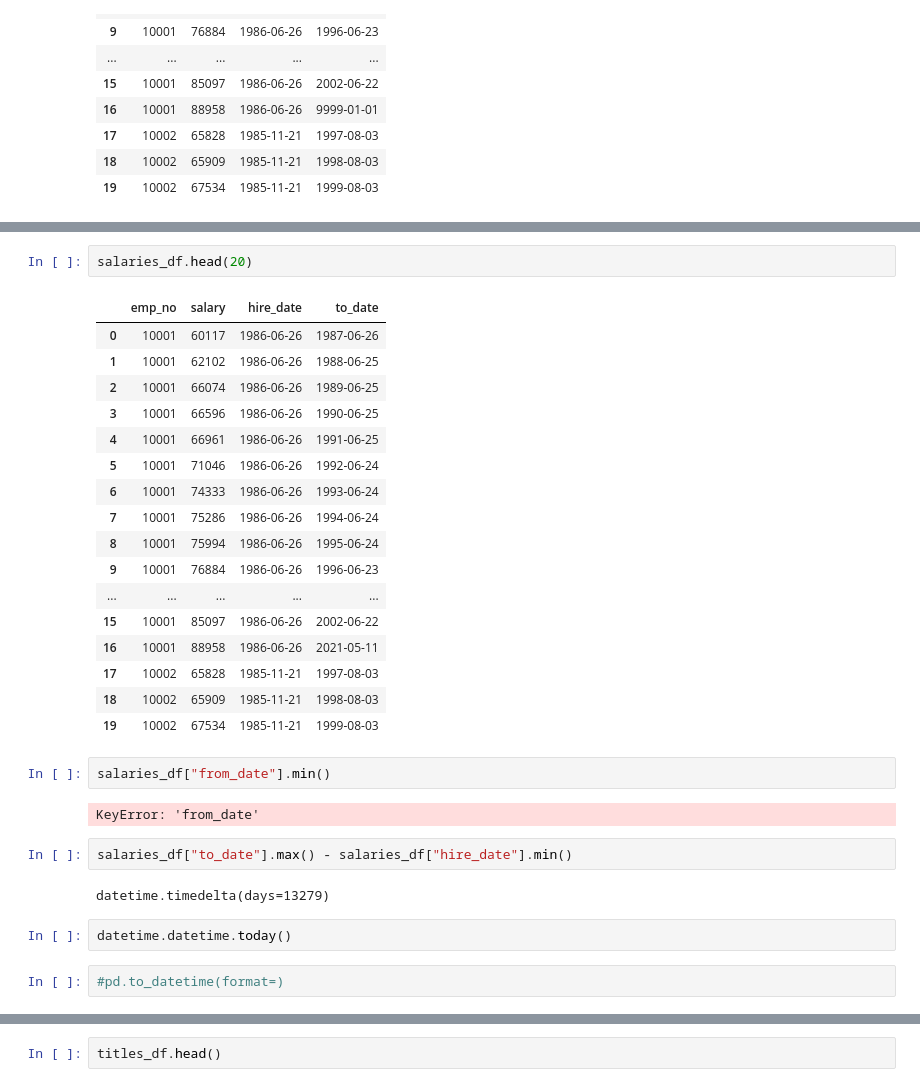
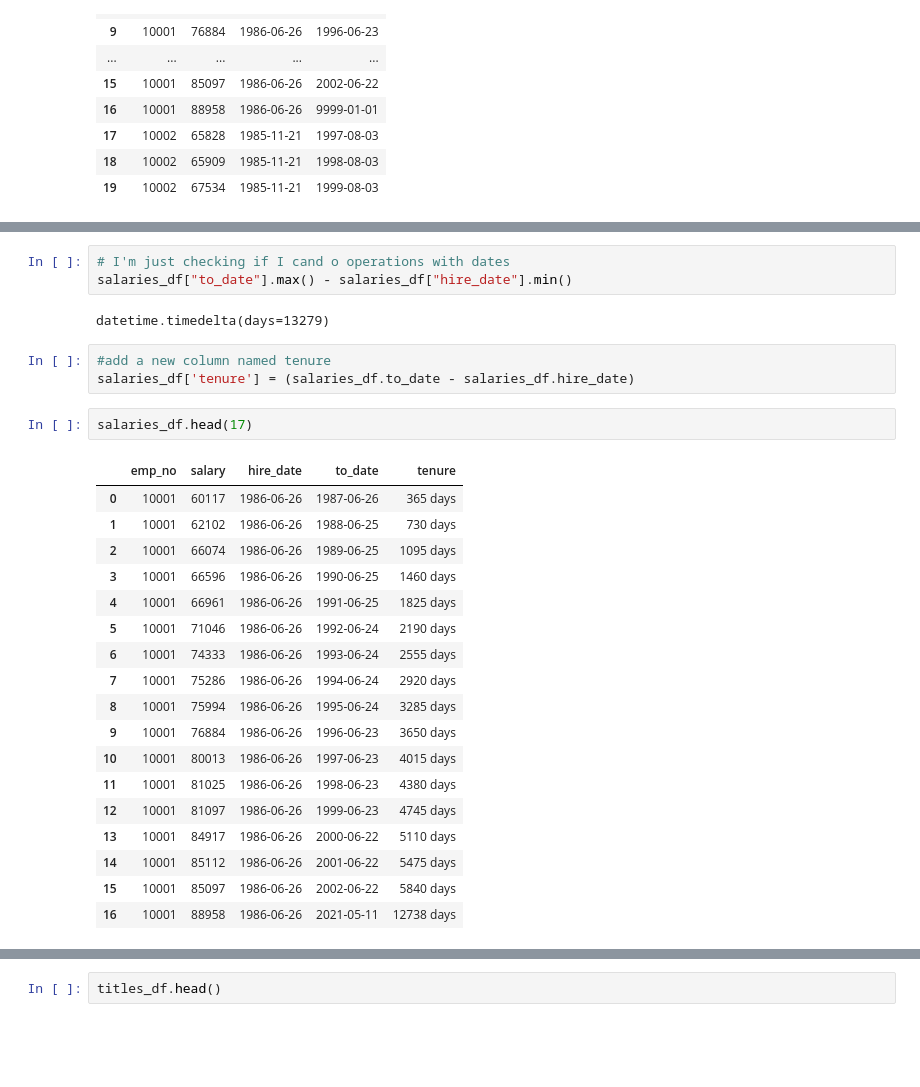
Before and after one commit to cindyvillanuevads/statistics-exercises, a Jupyter notebook: hypothesis_testing.ipynb, the cells around one changed output, grey strips where cells are left out. Saved outputs shown, nothing was run; the diff lists cells and outputs as text; blank space fills up the shorter version.

```diff
--- a/hypothesis_testing.ipynb
+++ b/hypothesis_testing.ipynb
@@ -485,32 +653,29 @@ salaries_df['to_date']= salaries_df['to_date'].replace(to_replace = salaries_df[
+# %%
+# I'm just checking if I cand o operations with dates
+salaries_df["to_date"].max() - salaries_df["hire_date"].min()
+# %% [output]
+datetime.timedelta(days=13279)
+# %%
+#add a new column named tenure
+salaries_df['tenure'] = (salaries_df.to_date - salaries_df.hire_date)
 # %%
-salaries_df.head(20)
+salaries_df.head(17)
 # %% [output]
-|  | emp_no | salary | hire_date | to_date |
-| 0 | 10001 | 60117 | 1986-06-26 | 1987-06-26 |
-| 1 | 10001 | 62102 | 1986-06-26 | 1988-06-25 |
-| 2 | 10001 | 66074 | 1986-06-26 | 1989-06-25 |
-| 3 | 10001 | 66596 | 1986-06-26 | 1990-06-25 |
-| 4 | 10001 | 66961 | 1986-06-26 | 1991-06-25 |
-| 5 | 10001 | 71046 | 1986-06-26 | 1992-06-24 |
-| 6 | 10001 | 74333 | 1986-06-26 | 1993-06-24 |
-| 7 | 10001 | 75286 | 1986-06-26 | 1994-06-24 |
-| 8 | 10001 | 75994 | 1986-06-26 | 1995-06-24 |
-| 9 | 10001 | 76884 | 1986-06-26 | 1996-06-23 |
-| ... | ... | ... | ... | ... |
-| 15 | 10001 | 85097 | 1986-06-26 | 2002-06-22 |
-| 16 | 10001 | 88958 | 1986-06-26 | 2021-05-11 |
-| 17 | 10002 | 65828 | 1985-11-21 | 1997-08-03 |
-| 18 | 10002 | 65909 | 1985-11-21 | 1998-08-03 |
-| 19 | 10002 | 67534 | 1985-11-21 | 1999-08-03 |
+|  | emp_no | salary | hire_date | to_date | tenure |
+| 0 | 10001 | 60117 | 1986-06-26 | 1987-06-26 | 365 days |
+| 1 | 10001 | 62102 | 1986-06-26 | 1988-06-25 | 730 days |
+| 2 | 10001 | 66074 | 1986-06-26 | 1989-06-25 | 1095 days |
+| 3 | 10001 | 66596 | 1986-06-26 | 1990-06-25 | 1460 days |
+| 4 | 10001 | 66961 | 1986-06-26 | 1991-06-25 | 1825 days |
+| 5 | 10001 | 71046 | 1986-06-26 | 1992-06-24 | 2190 days |
+| 6 | 10001 | 74333 | 1986-06-26 | 1993-06-24 | 2555 days |
+| 7 | 10001 | 75286 | 1986-06-26 | 1994-06-24 | 2920 days |
+| 8 | 10001 | 75994 | 1986-06-26 | 1995-06-24 | 3285 days |
+| 9 | 10001 | 76884 | 1986-06-26 | 1996-06-23 | 3650 days |
+| 10 | 10001 | 80013 | 1986-06-26 | 1997-06-23 | 4015 days |
+| 11 | 10001 | 81025 | 1986-06-26 | 1998-06-23 | 4380 days |
+| 12 | 10001 | 81097 | 1986-06-26 | 1999-06-23 | 4745 days |
+| 13 | 10001 | 84917 | 1986-06-26 | 2000-06-22 | 5110 days |
+| 14 | 10001 | 85112 | 1986-06-26 | 2001-06-22 | 5475 days |
+| 15 | 10001 | 85097 | 1986-06-26 | 2002-06-22 | 5840 days |
+| 16 | 10001 | 88958 | 1986-06-26 | 2021-05-11 | 12738 days |
-# %%
-salaries_df["from_date"].min()
-# %% [output]
-KeyError: 'from_date'
-# %%
-salaries_df["to_date"].max() - salaries_df["hire_date"].min()
-# %% [output]
-datetime.timedelta(days=13279)
-# %%
-datetime.datetime.today()
-# %%
-#pd.to_datetime(format=)
```
Also changed, not shown: parts of 82 cells of this notebook.
